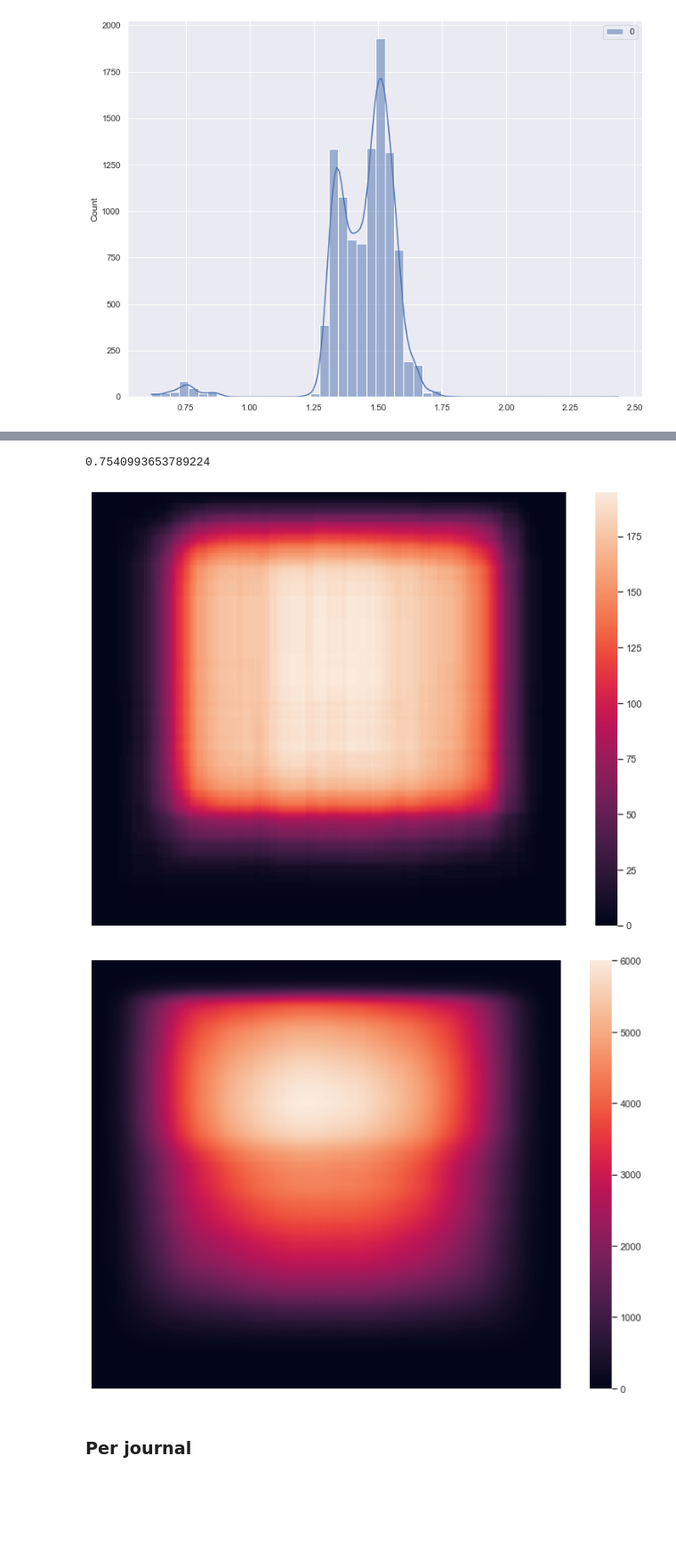
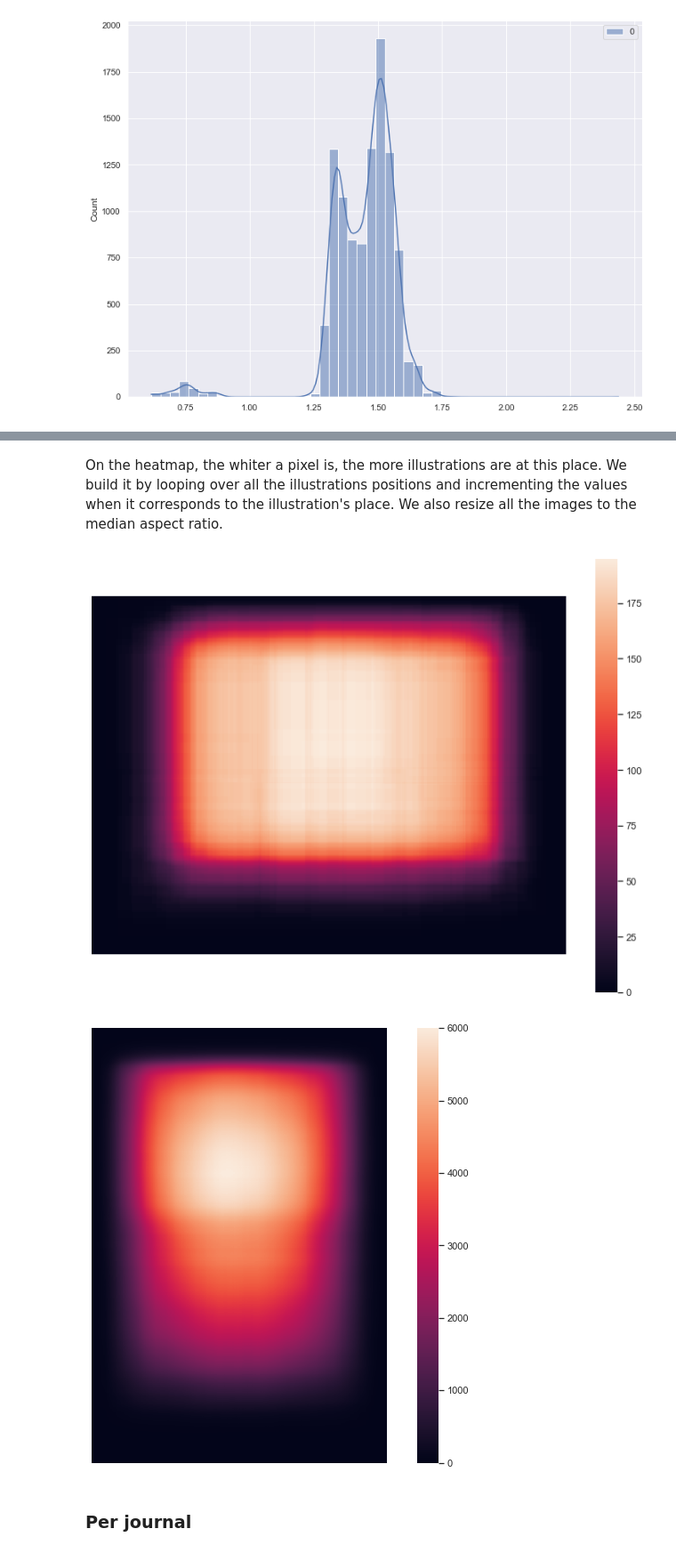
Before and after one commit to dfk-paris/DFKV-illustrations, a Jupyter notebook: 8_layout_study/a_layout_study.ipynb, the cells around one changed output, grey strips where cells are left out. Shown at 89% size. Saved outputs shown, nothing was run; the diff lists cells and outputs as text; code cells hidden in the pictures; blank space fills up the shorter version.

```diff
--- a/8_layout_study/a_layout_study.ipynb
+++ b/8_layout_study/a_layout_study.ipynb
@@ -60,33 +57,25 @@ median_1p = median_1p["aspect ratio"]
 # %%
 two_p = list(aspcrat[aspcrat["aspect ratio"] < 1].index)
 two_p = { k: data[k] for k in two_p }
-# %%
-median_2p
-# %% [output]
-0.7540993653789224
+# %% [markdown]
+On the heatmap, the whiter a pixel is, the more illustrations are at this place. We build it by looping over all the illustrations positions and incrementing the values when it corresponds to the illustration's place. We also resize all the images to the median aspect ratio.
 # %%
-d = np.zeros((1000, int(median_2p*1000)))
-for page in two_p.values():
-    for x in range(int(page["x_1"] * 1000), int(page["x_2"] * 1000)):
-        for y in range(int(page["y_2"] * int(median_2p*1000)), int(page["y_1"] * int(median_2p*1000))):
-            d[x][y] += 1
+def heatmap_data(dict_data, height, width):
+    d = np.zeros((width, height))
+    for page in dict_data.values():
+        for x in range(int(page["x_1"] * width), int(page["x_2"] * width)):
+            for y in range(int(page["y_2"] * height), int(page["y_1"] * height)):
+                d[x][y] += 1
+    return d
 # %%
-ax = sns.heatmap(d, xticklabels=False, yticklabels=False)
+ax = sns.heatmap(heatmap_data(two_p, 500, int(median_2p*500)), xticklabels=False, yticklabels=False, square=True)
 # %% [output]
-[figure, old version]
+[figure, new version]
-# %%
-def heatmap_data(dict_data, height, width):
-    d = np.zeros((height, width))
-    for page in dict_data.values():
-        for x in range(int(page["x_1"] * height), int(page["x_2"] * height)):
-            for y in range(int(page["y_2"] * width), int(page["y_1"] * width)):
-                d[x][y] += 1
-    return d
 # %%
 one_p = list(aspcrat[aspcrat["aspect ratio"] > 1].index)
 one_p = { k: data[k] for k in one_p }
-ax = sns.heatmap(heatmap_data(one_p, 500, int(median_1p*500)), xticklabels=False, yticklabels=False)
+ax = sns.heatmap(heatmap_data(one_p, 500, int(median_1p*500)), xticklabels=False, yticklabels=False, square=True)
 # %% [output]
-[figure, old version]
+[figure, new version]
 # %% [markdown]
 ### Per journal
```
Also changed, not shown: parts of 21 cells of this notebook.
